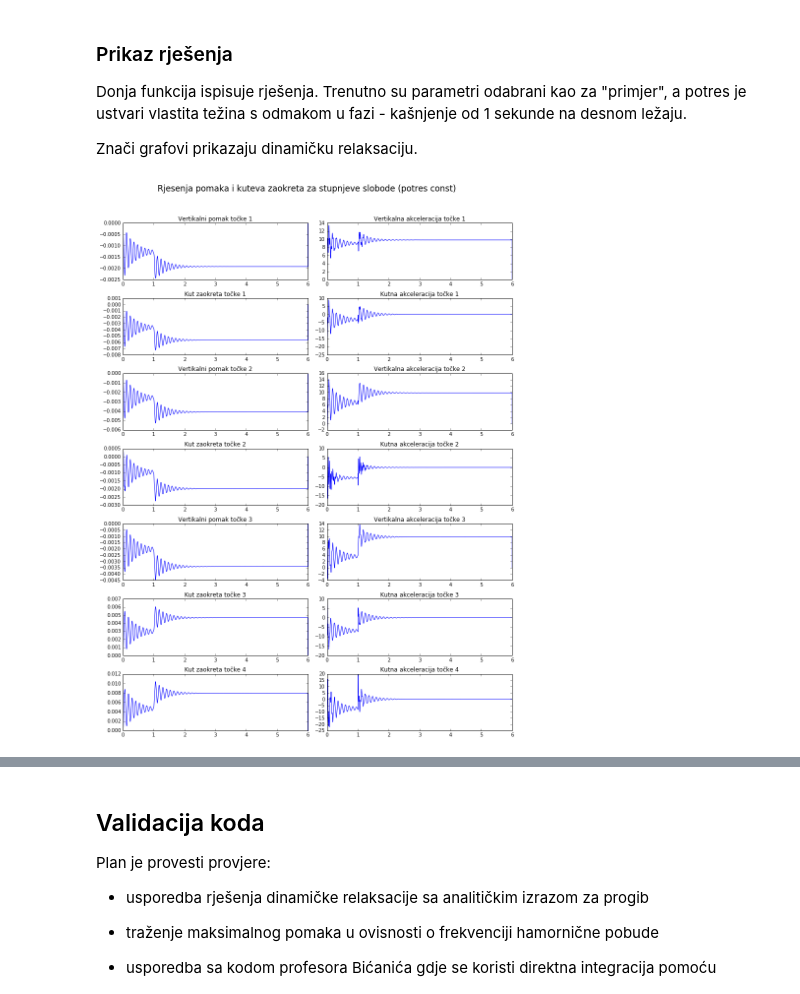
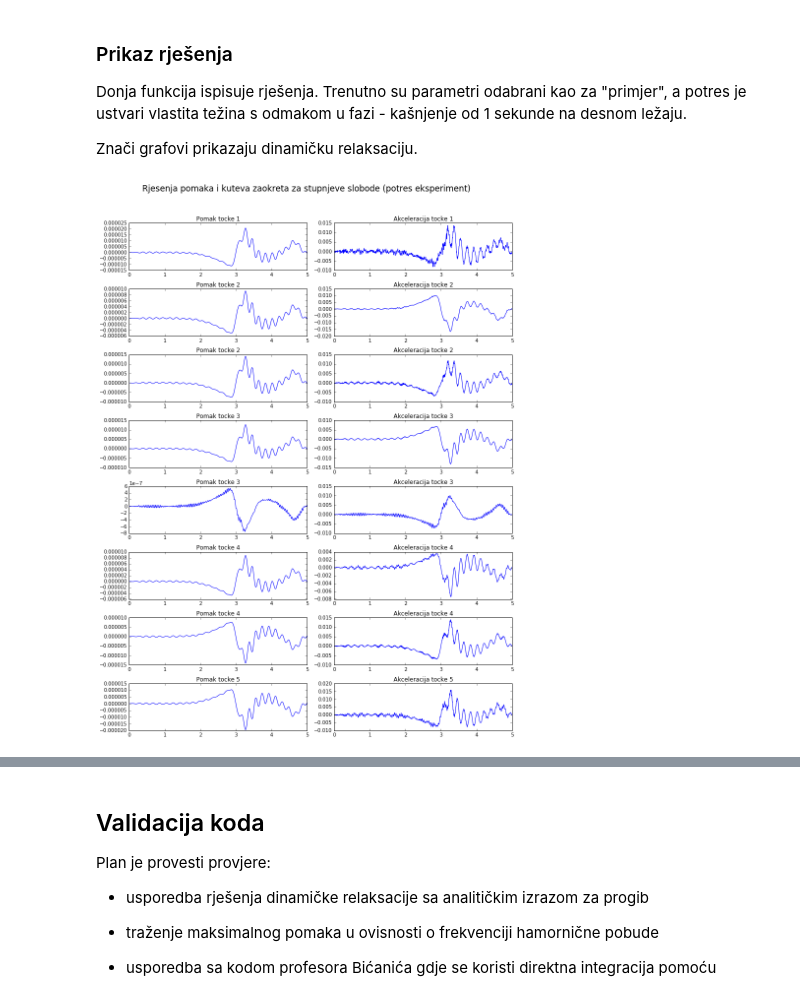
Before and after one commit to Ivan768/MSE-diplomski, a Jupyter notebook: MSE.ipynb, the cells around one changed output, grey strips where cells are left out. Drawn from its saved outputs; the diff is of its cells as text; code cells hidden in the pictures.

```diff
--- a/MSE.ipynb
+++ b/MSE.ipynb
@@ -41,7 +39,7 @@ E = 12.5 * 10**9 # [N/m^2]
 m_uk = 0.650 * 7/8 # [kg] ~~~ 7/8 jer je greda razrezana s 2.40 m na 2.10 m
 rho = m_uk / (l*b*h) #[kg/m^3]
 m_uteg = 0.1 # [kg]
-ksi = 0.05 # vidjeti u eksperimentu
+ksi = 0.17 # vidjeti u eksperimentu
 delay_t_primjer = 1.0 #[sec] kašnjenje potresnog signala
 t = 5 #[sec] proračun se vrši samo za prvih 5 sekundi
 r_u_l_primjer = "u" # rubni uvjet lijevo je upeti ležaj
@@ -682,17 +619,18 @@ def xg_intezitet(delay_t, r_u_l, r_u_d, potres):
 
     r = Gama(n_primjer, r_u_l, r_u_d).shape[1]
     if "sinus" not in potres or potres != "const":
-        zapis = np.interp(np.linspace(0,t,int((t+delay_t)/delta_t)),
+        interp = np.interp(np.linspace(0,t,int(t/delta_t)),
                           xg_vrijeme_osn(potres, delay_t),
                           xg_intezitet_osn(potres, delay_t))
+        zapis = np.append(interp,np.zeros((1, int(delay_t/delta_t))))
     if "sinus" in potres or potres == "const":
         zapis = xg_intezitet_osn(potres, delay_t)
     xg_intezitet = np.zeros((r, int((t+delay_t)/delta_t))) # iniciranje nul matrice
     xg_intezitet[0,:int((t+delay_t)/delta_t)]= zapis
-    if r_u_l == "z":
+    if r_u_d == "s" or potres == "eksperiment":
+        pass
+    elif r_u_l == "z":
         xg_intezitet[1,int(delay_t/delta_t):]= zapis[:int(t/delta_t)]
-    elif r_u_d == "s":
-        pass
     elif r_u_l == "u":
         xg_intezitet[2,int(delay_t/delta_t):]= zapis[:int(t/delta_t)]
     return xg_intezitet
@@ -867,37 +802,35 @@ s odmakom u fazi - kašnjenje od 1 sekunde na desnom ležaju.
 Znači grafovi prikazaju dinamičku relaksaciju.
 # %%
 def plot_rjesenja(n, r_u_l, r_u_d, delay_t, potres):
-    """Plot... paziti da n ne bude prevelik broj jer ce onda biti previse plotova"""
+    """Paziti da n ne bude prevelik broj jer ce onda biti previse plotova"""
     dim = K_ss(n, r_u_l, r_u_d).shape[0]
     r = Gama(n_primjer, r_u_l, r_u_d).shape[1]
     pomak = prostor_stanja(n, r_u_l, r_u_d, delay_t, potres)[0][:dim,:]
     akceleracija_uk = prostor_stanja(n, r_u_l, r_u_d, delay_t, potres)[2]
     fig, axes = plt.subplots(dim, 2, figsize = (12,15))
     fig.suptitle("Rjesenja pomaka i kuteva zaokreta za stupnjeve slobode (potres %s)"
                  %(potres), y=1.05, fontsize=17)
     for i in range(dim):
         axes[i,0].plot(xg_vrijeme(delay_t), pomak[i,:])
         axes[i,1].plot(xg_vrijeme(delay_t), akceleracija_uk[i,:])
         #axes[i].set_xlabel("vrijeme [s]")
-        if i == 0 and r_u_l == "z":
-            axes[0,0].set_title("Kut zaokreta točke %s"%(i//2+1))
-            axes[0,1].set_title("Kutna akceleracija točke %s"%(i//2+1))
+        if i > 0 and r_u_l == "z":
+            axes[0,0].set_title("Pomak tocke 1")
+            axes[0,1].set_title("Akceleracija tocke 1")
+            axes[i,0].set_title("Pomak tocke %s"%((i-1)//2+2))
+            axes[i,1].set_title("Akceleracija tocke %s"%((i-1)//2+2))
         else:
-            axes[i,0].set_title("Kut zaokreta točke %s"%(i//2+1) if i%2 == 1
-                                else "Vertikalni pomak točke %s"%(i//2+1))
-            axes[i,1].set_title("Kutna akceleracija točke %s"%(i//2+1) if i%2 == 1
-                                else "Vertikalna akceleracija točke %s"%(i//2+1))
-        if i == (dim-1) and r_u_d == "z":
-            axes[i,0].set_title("Kut zaokreta točke %s"%(i//2+1))
-            axes[i,1].set_title("Kutna akceleracija točke %s"%(i//2+1))
+            axes[i,0].set_title("Pomak tocke %s"%(i//2+1) if i%2 == 1
+                                else "Pomak tocke %s"%(i//2+1))
+            axes[i,1].set_title("Akceleracija tocke %s"%(i//2+1) if i%2 == 1
+                                else "Akceleracija tocke %s"%(i//2+1))
+        if i == dim and r_u_d == "z":
+            axes[i,0].set_title("Pomak tocke %s"%(i//2+1))
+            axes[i,1].set_title("Kutna akceleracija tocke %s"%(i//2+1))
     plt.tight_layout()
 
-
-def proba():
-    ksi = 0.99
-    plot_rjesenja(n_primjer, r_u_l_primjer, r_u_d_primjer, delay_t_primjer, "const")
-
-proba()
-# provjeriti dali su dobri naslovi grafova - nisu trenutno
+#ksi = 0.01
+#ksi = 0.17
+plot_rjesenja(4,"z","z",0,"eksperiment")
 # %% [output]
-[figure, old version]
+[figure, new version]
```
Also changed, not shown: parts of 20 cells of this notebook, 1 other file.
